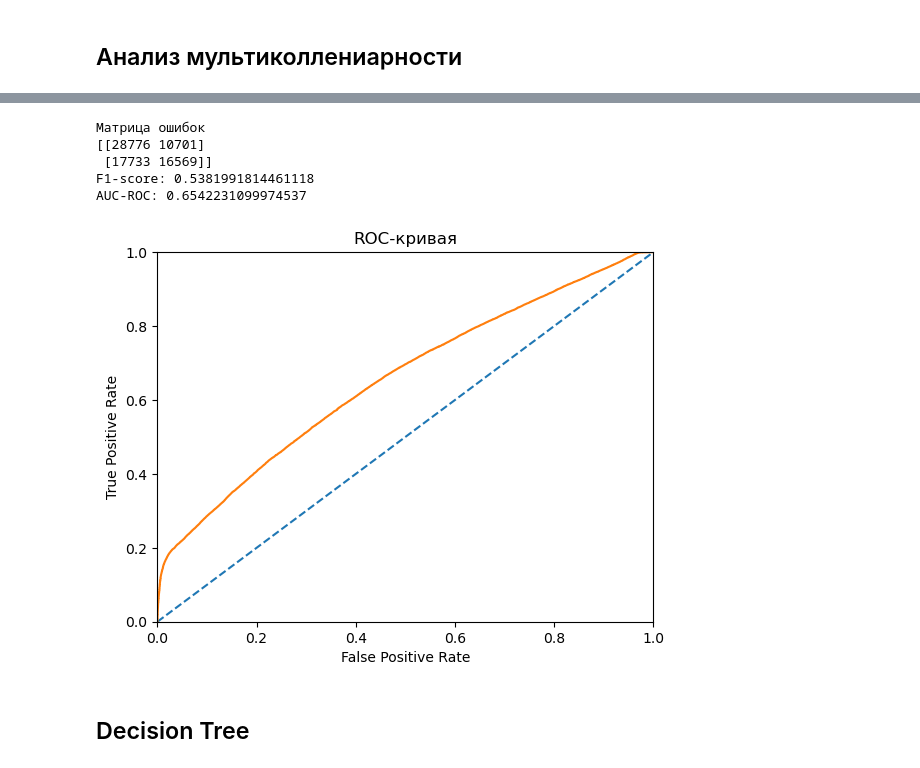
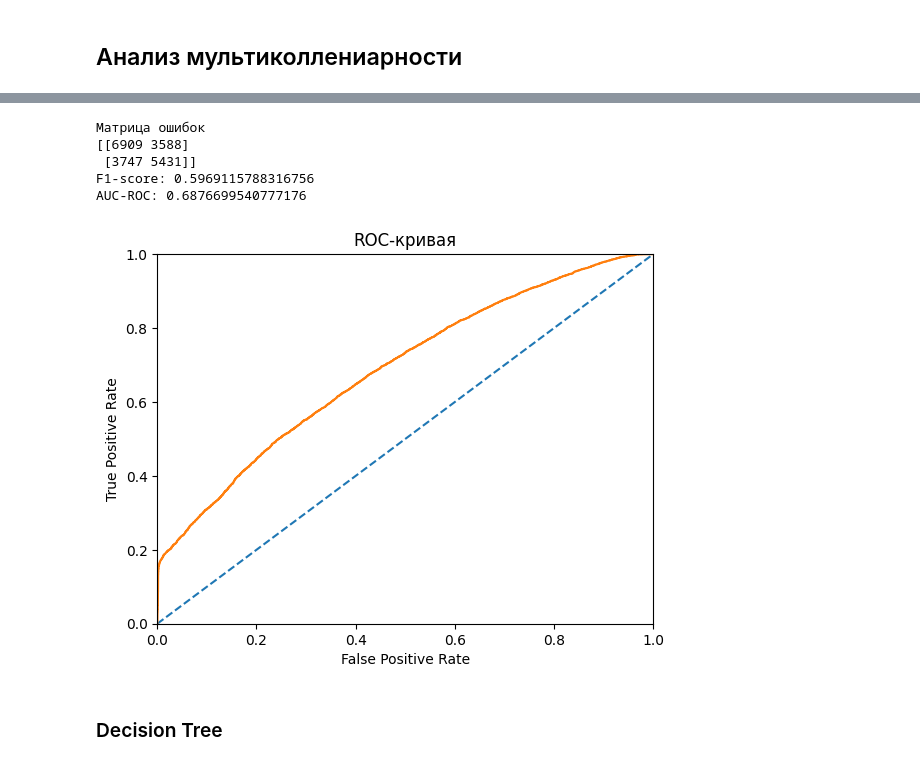
Before and after one commit to SergeyDolin/Road-Accident, a Jupyter notebook: RoadАccident.ipynb, the cells around one changed output, grey strips where cells are left out. Drawn from its saved outputs; the diff is of its cells as text; code cells hidden in the pictures.

```diff
--- a/RoadАccident.ipynb
+++ b/RoadАccident.ipynb
@@ -1228,2 +1235,13 @@ Found unknown categories in columns [8, 9] during transform. These unknown categ
+# %%
+scaler = StandardScaler()
+scaler.fit(features_ohe_train[num_features])
+
+features_ohe_slr_train = features_ohe_train.copy()
+features_ohe_slr_valid = features_ohe_valid.copy()
+features_ohe_slr_test = features_ohe_test.copy()
+
+features_ohe_slr_train[num_features] = scaler.transform(features_ohe_train[num_features])
+features_ohe_slr_valid[num_features] = scaler.transform(features_ohe_valid[num_features])
+features_ohe_slr_test[num_features] = scaler.transform(features_ohe_test[num_features])
 # %% [markdown]
 ## Анализ мультиколлениарности
@@ -1230,10 +1250,10 @@ Found unknown categories in columns [8, 9] during transform. These unknown categ
 # %%
 vif_data = pd.DataFrame()
-vif_data["feature"] = features_ohe_train.columns
+vif_data["feature"] = features_ohe_slr_train.columns
 
 # вычисление VIF для каждого признака
-vif_data["VIF"] = [variance_inflation_factor(features_ohe_train.values, i) \
-                          for i in range(len(features_ohe_train.columns))]
+vif_data["VIF"] = [variance_inflation_factor(features_ohe_slr_train.values, i) \
+                          for i in range(len(features_ohe_slr_train.columns))]
 
 print(vif_data)
 # %% [output]
@@ -1275,5 +1295,6 @@ VIF_features_drop
 Name: feature, dtype: object
 # %%
-features_ohe_train = features_ohe_train.drop(VIF_features_drop.values, axis=1)
-features_ohe_test = features_ohe_test.drop(VIF_features_drop.values, axis=1)
+features_ohe_slr_train = features_ohe_slr_train.drop(VIF_features_drop.values, axis=1)
+features_ohe_slr_valid = features_ohe_slr_valid.drop(VIF_features_drop.values, axis=1)
+features_ohe_slr_test = features_ohe_slr_test.drop(VIF_features_drop.values, axis=1)
 # %% [markdown]
@@ -1301,7 +1324,7 @@ model_lr = LogisticRegression(random_state = RANDOM_STATE, solver='liblinear', c
 
 start_time_lr = time()
 
-model_lr.fit(features_ohe_train, target_train)
+model_lr.fit(features_ohe_slr_train, target_train)
 
 end_time_lr = time()
 
@@ -1323,14 +1346,14 @@ print('Время прогнозирования модели: {0:.5f} сек.'.
 # %%
-metrics(target_train, model_lr.predict(features_ohe_train), model_lr.predict_proba(features_ohe_train))
+metrics(target_valid, model_lr.predict(features_ohe_slr_valid), model_lr.predict_proba(features_ohe_slr_valid))
 # %% [output]
 Матрица ошибок
-[[28776 10701]
- [17733 16569]]
-F1-score: 0.5381991814461118
-AUC-ROC: 0.6542231099974537
+[[6909 3588]
+ [3747 5431]]
+F1-score: 0.5969115788316756
+AUC-ROC: 0.6876699540777176
-[figure, old version]
+[figure, new version]
 # %% [markdown]
-## Decision Tree
+### Decision Tree
 # %%
 model_dt = DecisionTreeClassifier(random_state=RANDOM_STATE, max_depth=10,
                                 min_samples_leaf = 2, class_weight='balanced')
```
Also changed, not shown: parts of 90 cells of this notebook.
